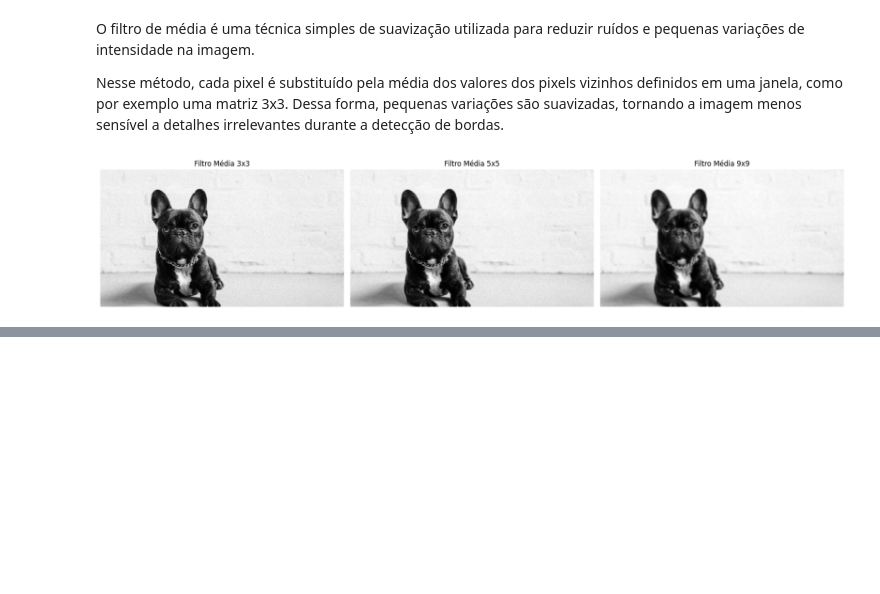
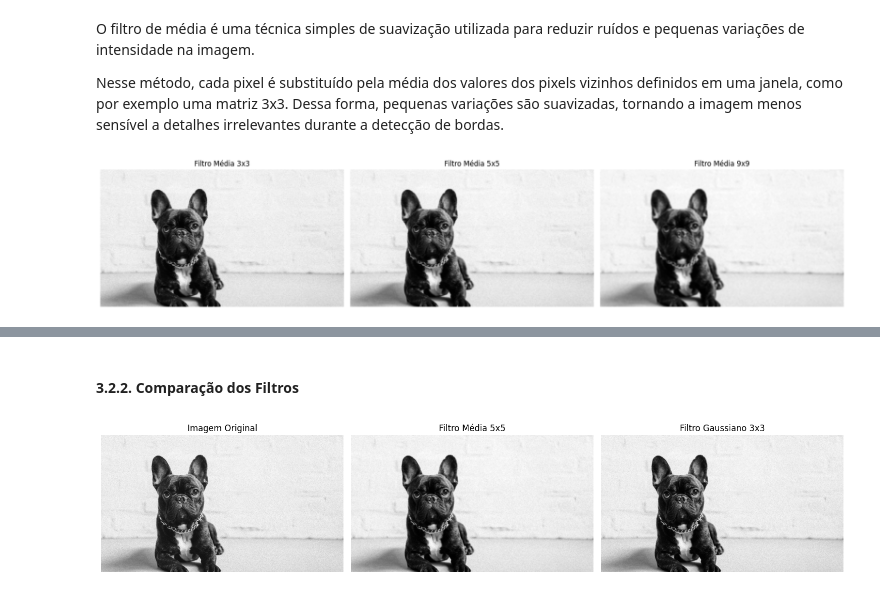
Before and after one commit to stefannevictoria/turtle-draw, a Jupyter notebook: edge-detection.ipynb, the cells around one changed output, grey strips where cells are left out. Drawn from its saved outputs; the diff is of its cells as text; code cells hidden in the pictures; blank space fills up the shorter version.

```diff
--- a/edge-detection.ipynb
+++ b/edge-detection.ipynb
@@ -165,0 +212,21 @@ plt.show()
+# %% [markdown]
+#### 3.2.2. Comparação dos Filtros
+# %%
+fig, axes = plt.subplots(1, 3, figsize=(15, 5))
+
+axes[0].imshow(gray_img, cmap='gray')
+axes[0].set_title("Imagem Original")
+axes[0].axis("off")
+
+axes[1].imshow(mean_filtered_5, cmap='gray')
+axes[1].set_title("Filtro Média 5x5")
+axes[1].axis("off")
+
+axes[2].imshow(gaussian_filtered, cmap='gray')
+axes[2].set_title("Filtro Gaussiano 3x3")
+axes[2].axis("off")
+
+plt.tight_layout()
+plt.show()
+# %% [output]
+[figure, added]
```
Also changed, not shown: parts of 13 cells of this notebook.
